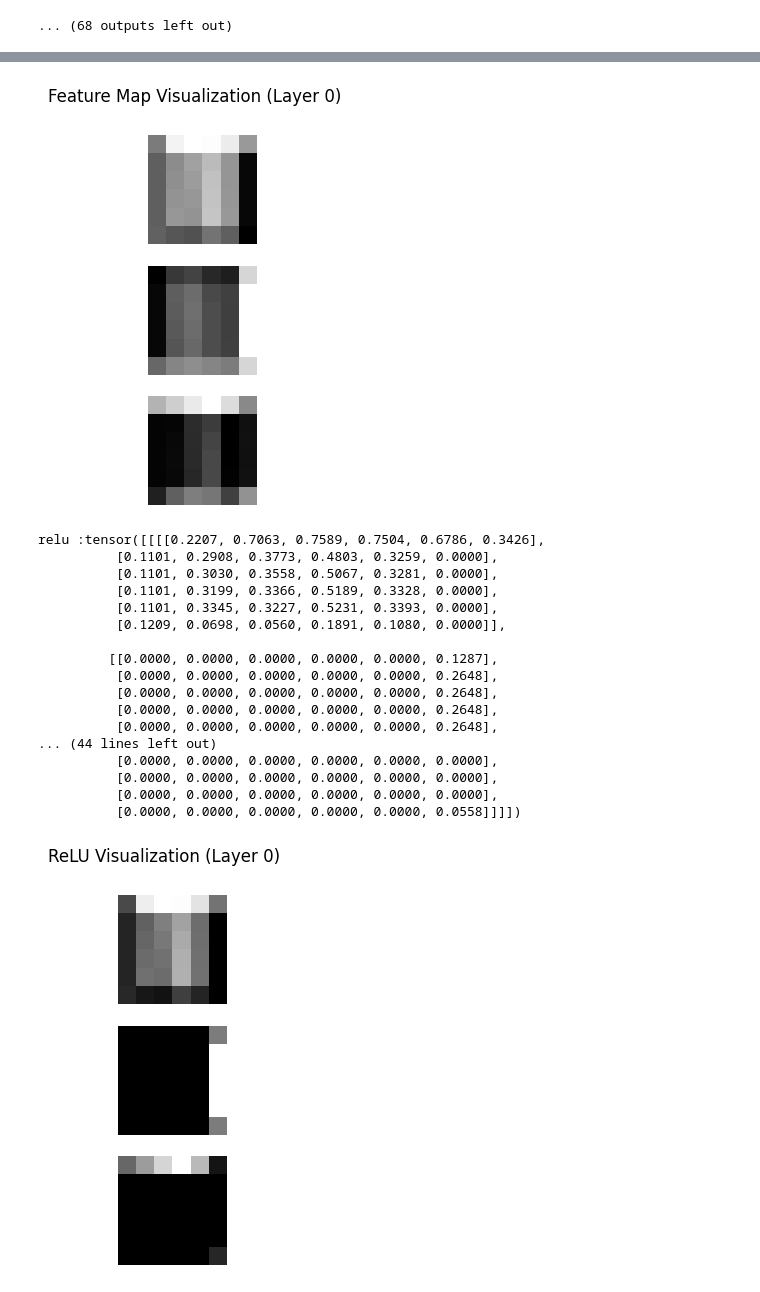
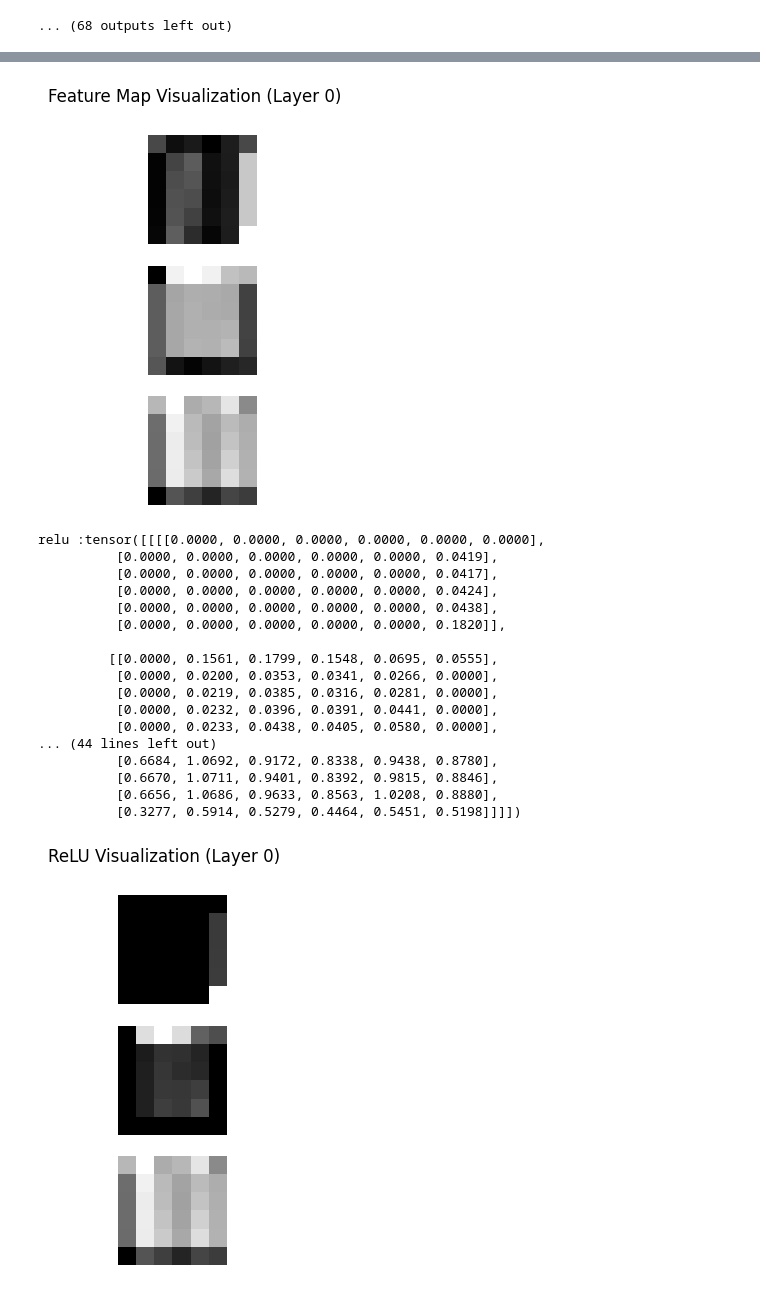
Before and after one commit to januar-png/earlystop, a Jupyter notebook: rice-leaf-clasification.ipynb, the cells around one changed output, grey strips where cells are left out. Saved outputs shown, nothing was run; the diff lists cells and outputs as text; code cells hidden in the pictures.

Commit message:
Kaggle Notebook | custom arsitektur | Version 6

```diff
--- a/rice-leaf-clasification.ipynb
+++ b/rice-leaf-clasification.ipynb
@@ -445,7 +445,7 @@ transform = transforms.Compose([
     transforms.ToTensor()
 ])
 
-image_path = '/kaggle/input/rice-leafs-disease-dataset/RiceLeafsDisease/validation/brown_spot/brown_val (28).jpg'
+image_path = '/kaggle/input/dataset-rice-leaf/RiceLeafsDisease/test/brown_spot/brown_val (53).jpg'
 input_image = Image.open(image_path)
 input_image = transform(input_image).unsqueeze(0)
 
@@ -501,19 +501,19 @@ fitur :tensor([[[[ 0.2207,  0.7063,  0.7589,  0.7504,  0.6786,  0.3426],
-[figure, old version]
+[figure, new version]
-relu :tensor([[[[0.2207, 0.7063, 0.7589, 0.7504, 0.6786, 0.3426],
-          [0.1101, 0.2908, 0.3773, 0.4803, 0.3259, 0.0000],
-          [0.1101, 0.3030, 0.3558, 0.5067, 0.3281, 0.0000],
-          [0.1101, 0.3199, 0.3366, 0.5189, 0.3328, 0.0000],
-          [0.1101, 0.3345, 0.3227, 0.5231, 0.3393, 0.0000],
-          [0.1209, 0.0698, 0.0560, 0.1891, 0.1080, 0.0000]],
+relu :tensor([[[[0.0000, 0.0000, 0.0000, 0.0000, 0.0000, 0.0000],
+          [0.0000, 0.0000, 0.0000, 0.0000, 0.0000, 0.0419],
+          [0.0000, 0.0000, 0.0000, 0.0000, 0.0000, 0.0417],
+          [0.0000, 0.0000, 0.0000, 0.0000, 0.0000, 0.0424],
+          [0.0000, 0.0000, 0.0000, 0.0000, 0.0000, 0.0438],
+          [0.0000, 0.0000, 0.0000, 0.0000, 0.0000, 0.1820]],
 
-         [[0.0000, 0.0000, 0.0000, 0.0000, 0.0000, 0.1287],
-          [0.0000, 0.0000, 0.0000, 0.0000, 0.0000, 0.2648],
-          [0.0000, 0.0000, 0.0000, 0.0000, 0.0000, 0.2648],
-          [0.0000, 0.0000, 0.0000, 0.0000, 0.0000, 0.2648],
-          [0.0000, 0.0000, 0.0000, 0.0000, 0.0000, 0.2648],
+         [[0.0000, 0.1561, 0.1799, 0.1548, 0.0695, 0.0555],
+          [0.0000, 0.0200, 0.0353, 0.0341, 0.0266, 0.0000],
+          [0.0000, 0.0219, 0.0385, 0.0316, 0.0281, 0.0000],
+          [0.0000, 0.0232, 0.0396, 0.0391, 0.0441, 0.0000],
+          [0.0000, 0.0233, 0.0438, 0.0405, 0.0580, 0.0000],
 ... (44 lines left out)
-          [0.0000, 0.0000, 0.0000, 0.0000, 0.0000, 0.0000],
-          [0.0000, 0.0000, 0.0000, 0.0000, 0.0000, 0.0000],
-          [0.0000, 0.0000, 0.0000, 0.0000, 0.0000, 0.0000],
-          [0.0000, 0.0000, 0.0000, 0.0000, 0.0000, 0.0558]]]])
+          [0.6684, 1.0692, 0.9172, 0.8338, 0.9438, 0.8780],
+          [0.6670, 1.0711, 0.9401, 0.8392, 0.9815, 0.8846],
+          [0.6656, 1.0686, 0.9633, 0.8563, 1.0208, 0.8880],
+          [0.3277, 0.5914, 0.5279, 0.4464, 0.5451, 0.5198]]]])
-[figure, old version]
+[figure, new version]
```
Also changed, not shown: parts of 1 cell of this notebook.
